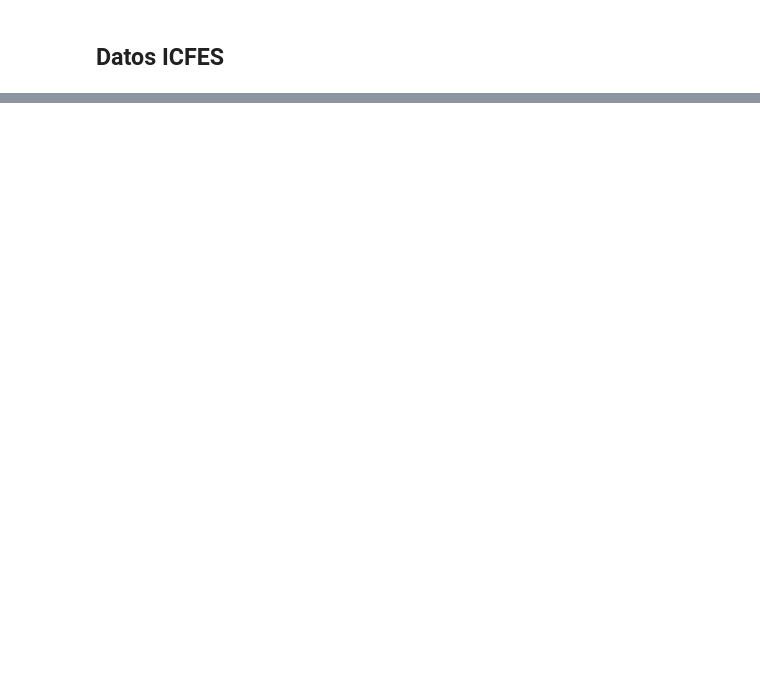
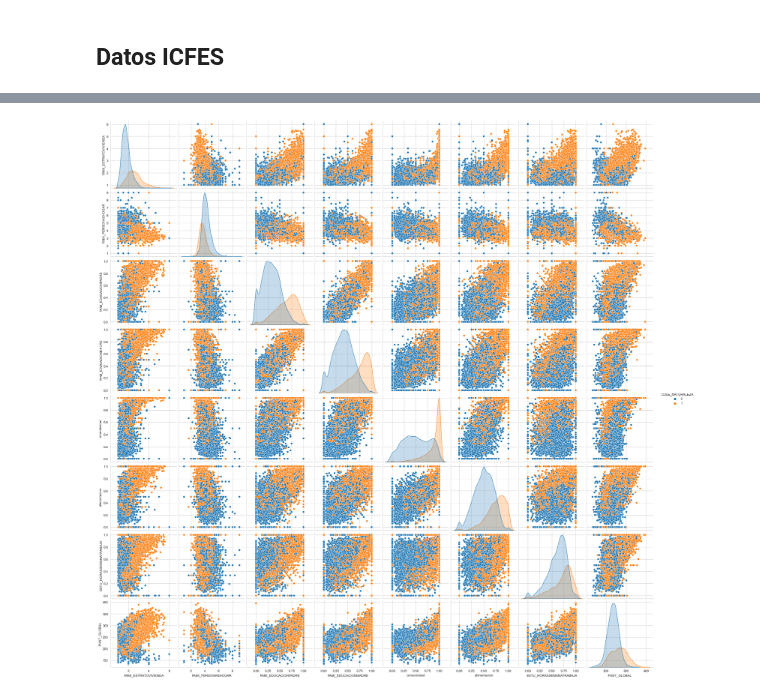
Before and after one commit to msanchezr99/Proyecto-Econometria-I, a Jupyter notebook: Proyecto_Final.ipynb, the cells around one changed output, grey strips where cells are left out. Drawn from its saved outputs; the diff is of its cells as text; code cells hidden in the pictures; blank space fills up the shorter version.

```diff
--- a/Proyecto_Final.ipynb
+++ b/Proyecto_Final.ipynb
@@ -167,9 +189,11 @@ data_reg=datos[['COLE_NATURALEZA', 'COLE_AREA_UBICACION', 'ESTU_TIENEETNIA', 'FA
 # %%
-cuanti=data_colegios[['COLE_AREA_UBICACION','FAMI_ESTRATOVIVIENDA','FAMI_PERSONASHOGAR','FAMI_EDUCACIONPADRE','FAMI_EDUCACIONMADRE','conectividad','alimentacion','PUNT_GLOBAL']]
+cuanti=data_reg[['COLE_NATURALEZA','FAMI_ESTRATOVIVIENDA','FAMI_PERSONASHOGAR','FAMI_EDUCACIONPADRE','FAMI_EDUCACIONMADRE','conectividad','alimentacion','ESTU_HORASSEMANATRABAJA','PUNT_GLOBAL']]
 plt.close()
 sns.set_style("whitegrid")
-sns.pairplot(cuanti,hue="COLE_AREA_UBICACION",height=3)
+sns.pairplot(cuanti,hue="COLE_NATURALEZA",height=3)
 plt.show()
+# %% [output]
+[figure, added]
 # %%
 data_reg.ESTU_TIENEETNIA=np.log(data_reg.ESTU_TIENEETNIA)
 data_reg.loc[data_reg.ESTU_TIENEETNIA.eq(-np.inf)]
```
Also changed, not shown: parts of 4 cells of this notebook.
